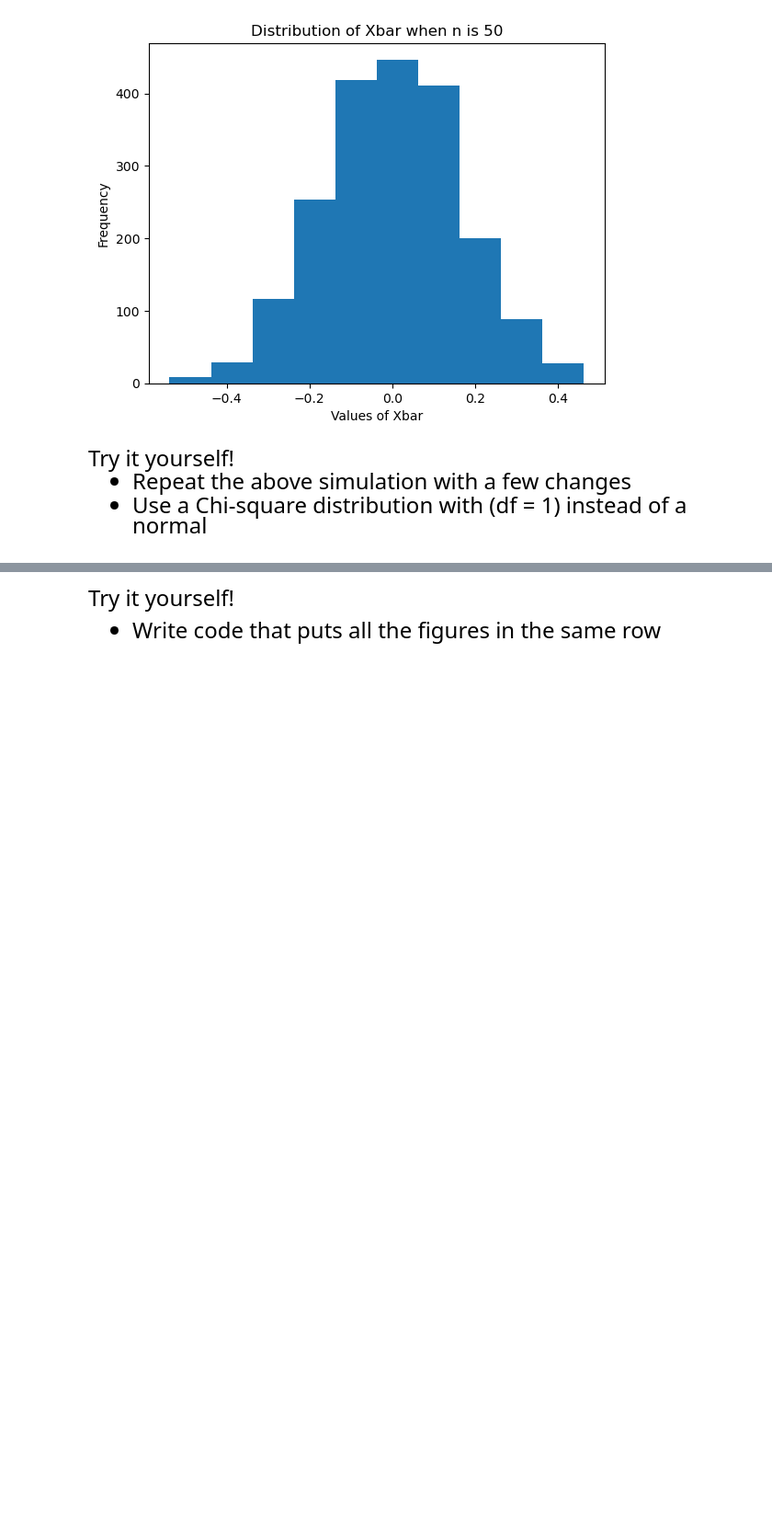
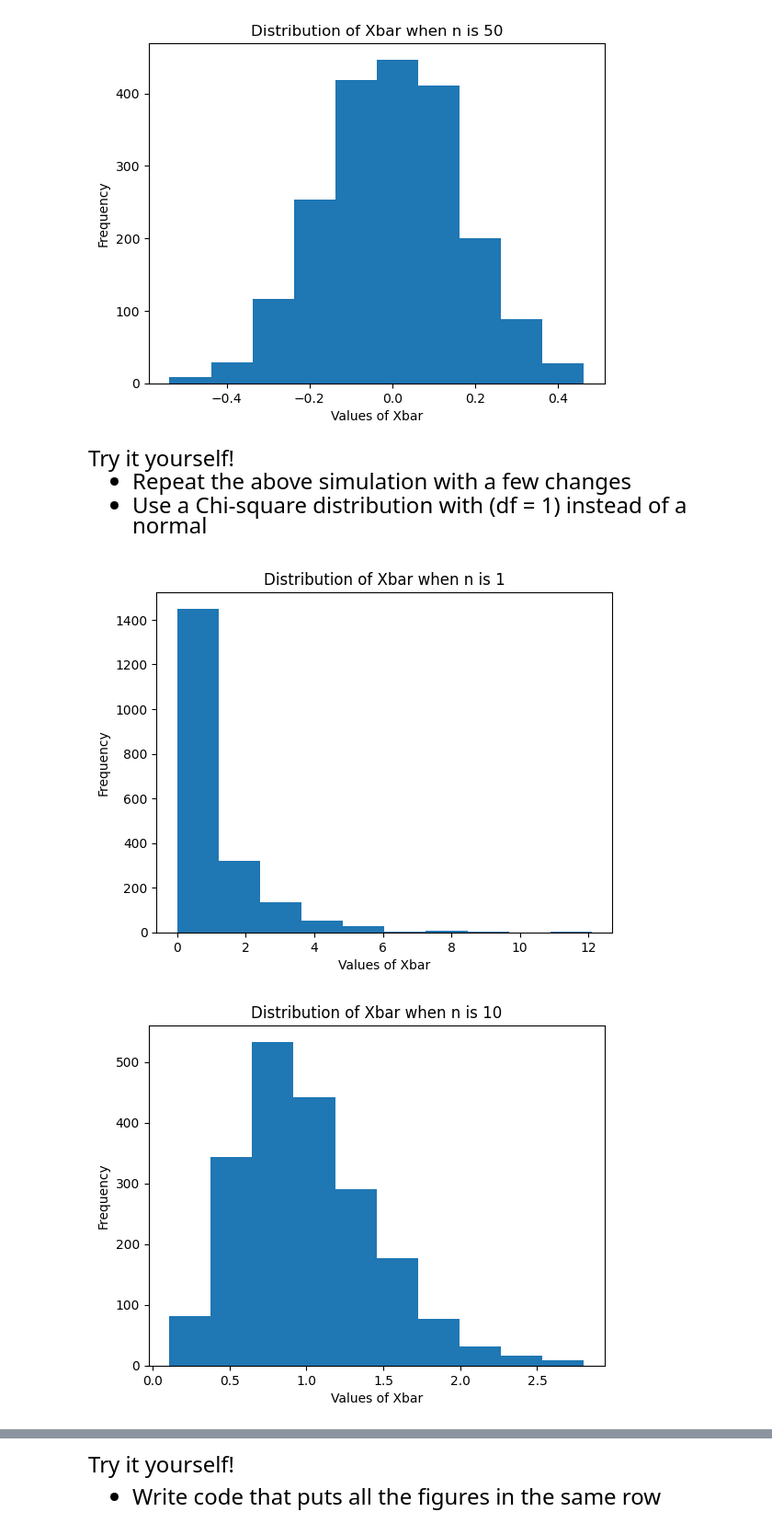
Before and after one commit to CynthiaaaZhang/qtm151spring2023, a Jupyter notebook: Lecture 06/Lecture 6.ipynb, the cells around one changed output, grey strips where cells are left out. Shown at 92% size. Saved outputs shown, nothing was run; the diff lists cells and outputs as text; code cells hidden in the pictures; blank space fills up the shorter version.

```diff
--- a/Lecture 06/Lecture 6.ipynb
+++ b/Lecture 06/Lecture 6.ipynb
@@ -156,7 +156,14 @@ sample_size = 100
 vec_unif = np.random.uniform(low=-2, high=2, size=sample_size)
 vec_xbar[0] = vec_unif.mean()
 
-vec_unif = np.ransom.uniform ()
+vec_unif = np.random.uniform (low=-2, high=2, size=sample_size)
+vec_xbar[1] = vec_unif.mean()
+
+vec_unif = np. random.uniform(low=-2, high=2, size=sample_size)
+vec_xbar[2] = vec_unif.mean()
+
+vec_unif = np. random.uniform(low=-2, high=2, size=sample_size)
+vec_xbar[3] = vec_unif.mean()
 # %%
 # We will draw random sample "num_simulations" times
 # Each time we will create a random vector of size "sample_size"
@@ -270,0 +276,21 @@ Try it yourself!
+# %%
+# Write your own solution
+num_simulations = 2000
+sample_size_list = [1,10,50]
+
+for sample_size in sample_size_list:
+
+    # The following command a vector null values, of length "num_simulations"
+    vec_xbar = [None] * num_simulations
+
+    for iteration in range(num_simulations):
+            vec_unif  = np.random.chisquare(df = 1, size = sample_size)
+            vec_xbar[iteration] = vec_unif.mean()
+    plt.hist(vec_xbar)
+    plt.title("Distribution of Xbar when n is " + str(sample_size))
+    plt.ylabel("Frequency")
+    plt.xlabel("Values of Xbar")
+    plt.show()
+# %% [output]
+[figure, added]
+[figure, added]
```
Also changed, not shown: parts of 2 cells of this notebook, 1 other file.
